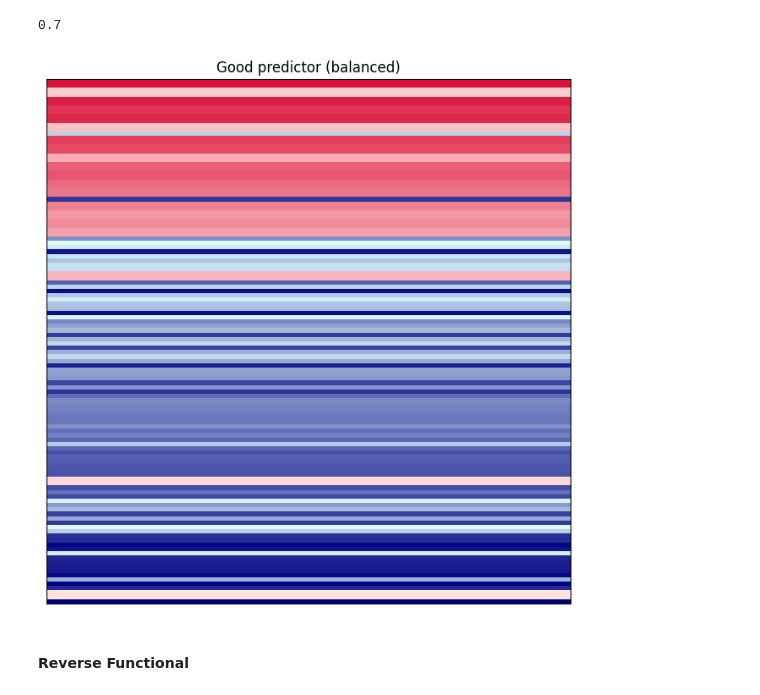
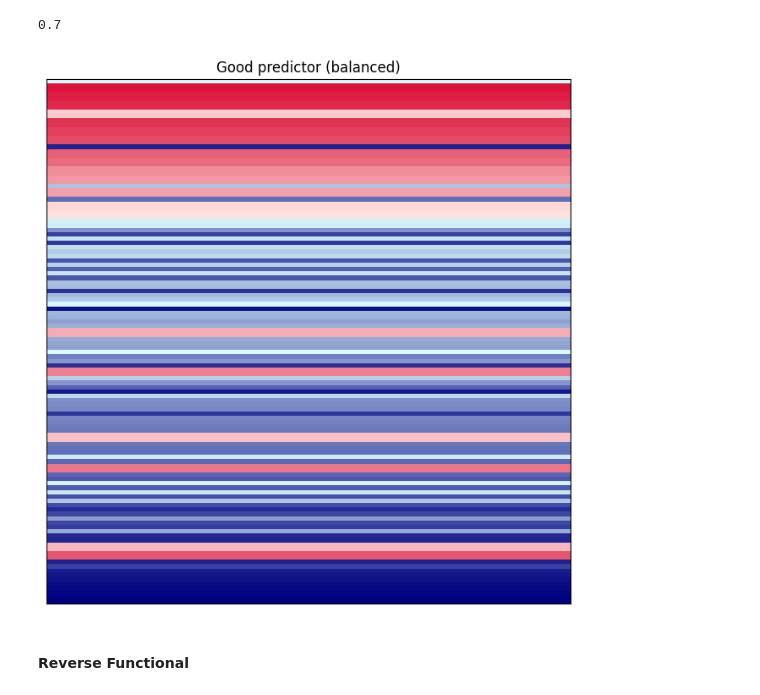
Before and after one commit to RSchmirler/DeePEn, a Jupyter notebook: notebooks/create_display_items_main.ipynb, the cells around one changed output. Drawn from its saved outputs; the diff is of its cells as text; code cells hidden in the pictures.

```diff
--- a/notebooks/create_display_items_main.ipynb
+++ b/notebooks/create_display_items_main.ipynb
@@ -650,3 +631,34 @@ permutated_ranking = np.concatenate((permutated_ranking[:int(size*0.8)],ordered_
+# %%
+np.random.seed(42)
+
+permutated_ranking = ranking.copy()
+#tune ndcg & TOP10%
+
+# # swap away top 30% of top 10% functional variants to get correct TOP10%
+permutated_ranking = np.concatenate(( # lower part ndcg relevance = 0 starts here up to size * 0.8
+                                        permutated_ranking[:int(size*0.794)], ## leave most negatives at the bottom
+                                        permutated_ranking[int(size*0.993):int(size*0.999)], ## predict 6% (30% of 20%) negatives close to the top
+
+                                      # Upper part starts here
+                                     permutated_ranking[int(size*0.794):int(size*0.993)],  ## keep the other 14% (70% of 20%) there
+                                     permutated_ranking[int(size*0.999):] ## keep the very top there
+                                     ))
+
+
+# tune AUCPR
+swapped_rest_1 = precomputed_swaps(permutated_ranking[int(size*0.10):int(size*0.95)],int(size*0.18))
+
+permutated_ranking[int(size*0.10):int(size*0.95)] = swapped_rest_1
+
+# tune Spearman_func
+swapped_rest_2 = precomputed_swaps(permutated_ranking[int(size*0.8):int(size*0.98)],int(size*0.015))
+
+permutated_ranking[int(size*0.8):int(size*0.98)] = swapped_rest_2
+
+# tune Spearman
+swapped_rest_3 = precomputed_swaps(permutated_ranking[:int(size*0.79)],int(size*0.1))
+
+permutated_ranking[:int(size*0.79)] = swapped_rest_3
 # %%
 stats.spearmanr(ranking,permutated_ranking).correlation.round(2)
 # %% [output]
@@ -674,9 +686,9 @@ df_in = pd.DataFrame({
     'binary': binary
 })
 # %%
-test = plot_ranking_predictions_heatmap(df_in.iloc[0::10000], "Good predictor (balanced)", perfect=False)
+test = plot_ranking_predictions_heatmap(df_in.iloc[5999::10000], "Good predictor (balanced)", perfect=False)
 # %% [output]
-[figure, old version]
+[figure, new version]
 # %% [markdown]
 #### Reverse Functional
 # %%
```
Also changed, not shown: parts of 22 cells of this notebook, 8 other files.
